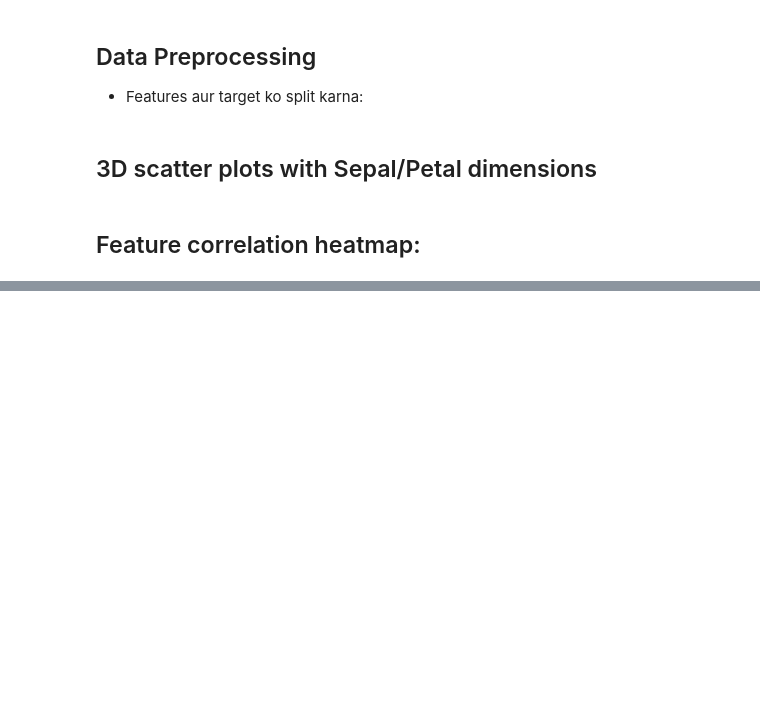
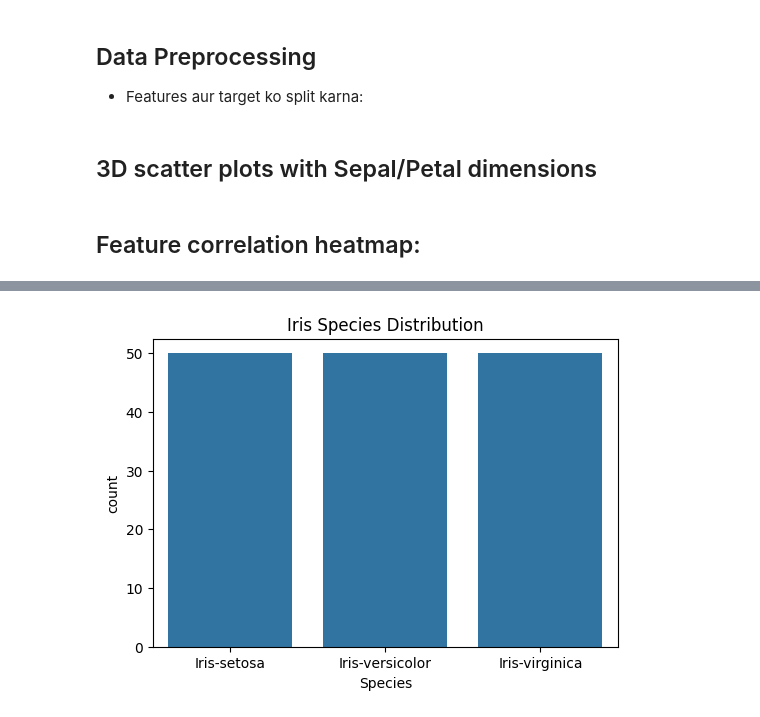
Before and after one commit to suketumish/ml, a Jupyter notebook: iris.ipynb, the cells around one changed output, grey strips where cells are left out. Drawn from its saved outputs; the diff is of its cells as text; code cells hidden in the pictures; blank space fills up the shorter version.

Commit message:
new graph commits

```diff
--- a/iris.ipynb
+++ b/iris.ipynb
@@ -90,10 +107,11 @@ df = pd.read_csv('Iris.csv')
 # %%
 # 1. Species Distribution (Bar Chart)
 plt.figure(figsize=(6,4))
 sns.countplot(x='Species', data=df)
 plt.title('Iris Species Distribution')
-plt.savefig('species_distribution.png')  # save the graph
-plt.close()  # close figure
+plt.show ()
+# %% [output]
+[figure, added]
 # %%
 # 2. Sepal Length vs Sepal Width (Scatter Plot)
 plt.figure(figsize=(6,4))
```
Also changed, not shown: parts of 7 cells of this notebook.
